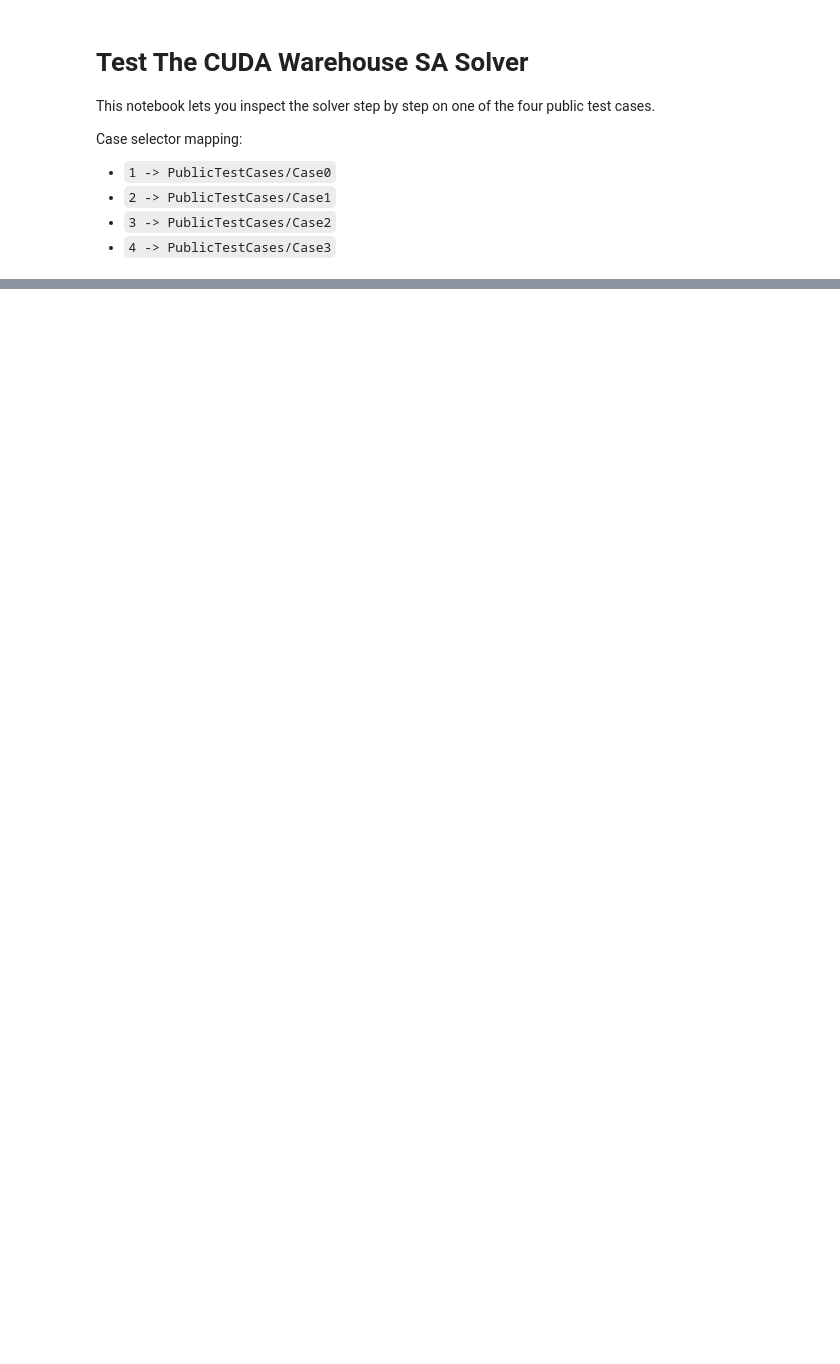
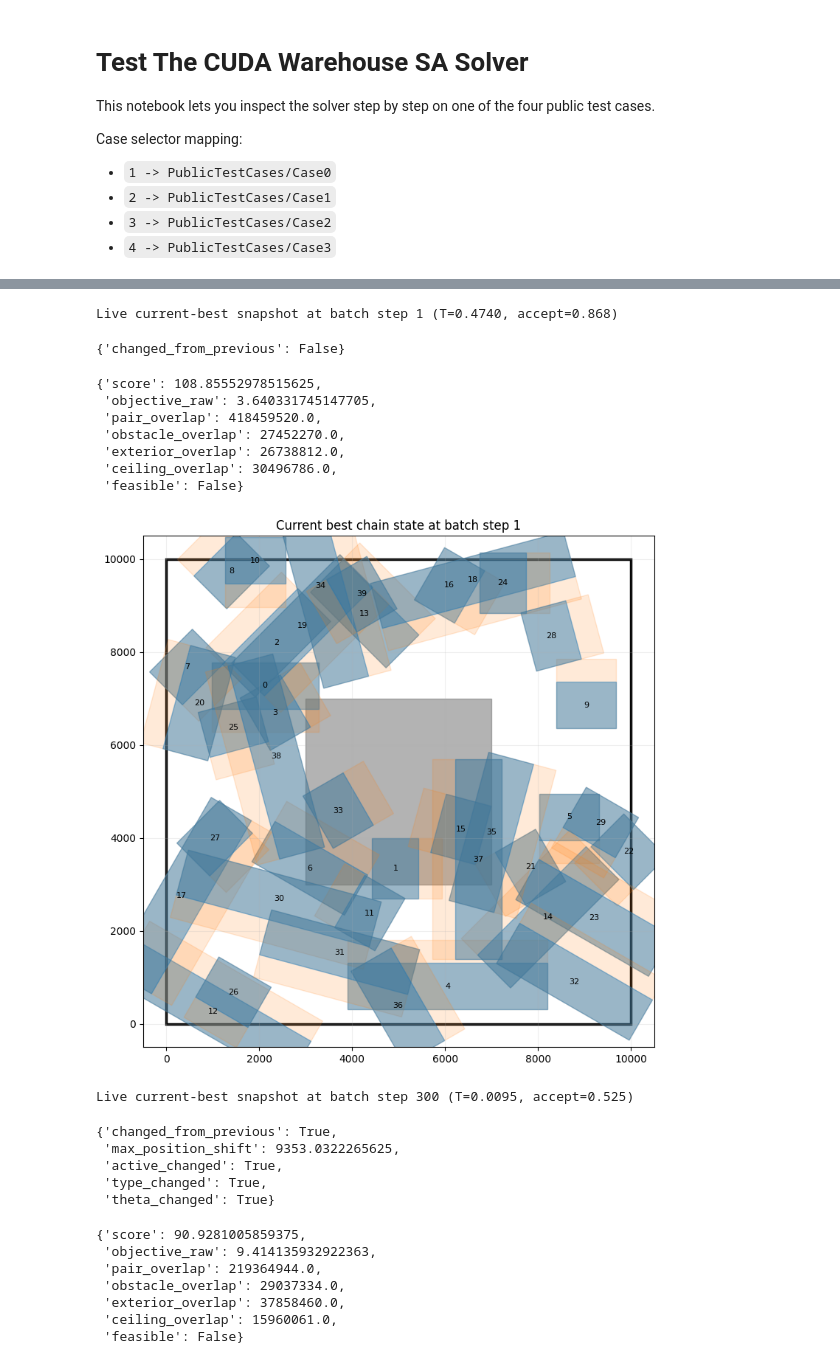
Before and after one commit to nikolageorgiev2000/BoxFit, a Jupyter notebook: test_warehouse_sa_solver.ipynb, the cells around one changed output, grey strips where cells are left out. Saved outputs shown, nothing was run; the diff lists cells and outputs as text; code cells hidden in the pictures; blank space fills up the shorter version.

```diff
--- a/test_warehouse_sa_solver.ipynb
+++ b/test_warehouse_sa_solver.ipynb
@@ -158,7 +172,7 @@ def summarize_eval(name, evaluation):
 
 def plot_snapshot(snapshot, case, pre, max_slots_to_draw=40):
     title = (
-        f'Best-so-far config at batch step {snapshot.step_index + 1} '
+        f'Current best chain state at batch step {snapshot.step_index + 1} '
         f'(T={snapshot.temperature:.4f}, accept={snapshot.acceptance_rate:.3f})'
     )
     summarize_eval(title, snapshot.best_evaluation)
@@ -171,7 +185,7 @@ def make_live_snapshot_callback(case, pre, max_slots_to_draw=40, clear_previous=
         if clear_previous:
             clear_output(wait=True)
         print(
-            f'Live best-so-far snapshot at batch step {snapshot.step_index + 1} '
+            f'Live current-best snapshot at batch step {snapshot.step_index + 1} '
             f'(T={snapshot.temperature:.4f}, accept={snapshot.acceptance_rate:.3f})'
         )
         display(summarize_state_delta(previous_best_state, snapshot.best_state))
@@ -188,7 +202,7 @@ def make_live_snapshot_callback(case, pre, max_slots_to_draw=40, clear_previous=
             snapshot.best_state,
             case,
             pre,
-            title=f'Best-so-far config at batch step {snapshot.step_index + 1}',
+            title=f'Current best chain state at batch step {snapshot.step_index + 1}',
             max_slots_to_draw=max_slots_to_draw,
         )
         previous_best_state = snapshot.best_state
@@ -224,34 +268,65 @@ plot_state(manual_state, case, pre, title='Manual state', max_slots_to_draw=20)
 # %%
 case, pre = ensure_preprocessed_case()
 # Run a smaller annealing experiment first, then scale it up.
 snapshots = []
 live_snapshot_callback = make_live_snapshot_callback(case, pre, max_slots_to_draw=40, clear_previous=False)
 
 def on_snapshot(snapshot):
     snapshots.append(snapshot)
     live_snapshot_callback(snapshot)
 
 params = SolverParams(
-    n_chains=1,
-    n_steps=40,
+    n_chains=1_024,
+    n_steps=300,
     seed=11,
-    temperature_samples=6,
-    translate_step_fraction=0.03,
+    temperature_samples=64,
+    translate_step_fraction=0.01,
+    slot_mutation_probability=0.1,
+    mutation_probabilities=[
+        0.70,  # translate position (x, y)
+        0.20,  # rotate orientation (theta_idx)
+        0.02,  # switch bay type (type_id)
+        0.08,  # toggle active/inactive
+    ],
     toggle_probability=0.05,
     show_progress=True,
-    snapshot_every_steps=1,
-    penalty_weight=1e-5,
+    snapshot_every_steps=1_000,
+    penalty_weight=100,
 )
 
 result = run_simulated_annealing_gpu(pre, params, snapshot_callback=on_snapshot)
 summarize_eval('Best state found', result.best_evaluation)
 print('mean acceptance rate:', float(result.acceptance_rates.mean().item()))
 print('first temperature    :', float(result.temperatures[0].item()))
 print('last temperature     :', float(result.temperatures[-1].item()))
 print('snapshot count       :', len(snapshots))
-print('note                 : snapshots store the best-so-far state, not every accepted state')
+print('note                 : snapshots now store the current best live chain state at each step')
 best_state_changed = [
     summarize_state_delta(snapshots[idx - 1].best_state if idx else None, snapshot.best_state)
     for idx, snapshot in enumerate(snapshots)
 ]
-print('distinct best snapshots:', sum(item['changed_from_previous'] for item in best_state_changed[1:]) + (1 if best_state_changed else 0))
+print('distinct current-best snapshots:', sum(item['changed_from_previous'] for item in best_state_changed[1:]) + (1 if best_state_changed else 0))
+# %% [output]
+Live current-best snapshot at batch step 1 (T=0.4740, accept=0.868)
+{'changed_from_previous': False}
+{'score': 108.85552978515625,
+ 'objective_raw': 3.640331745147705,
+ 'pair_overlap': 418459520.0,
+ 'obstacle_overlap': 27452270.0,
+ 'exterior_overlap': 26738812.0,
+ 'ceiling_overlap': 30496786.0,
+ 'feasible': False}
+[figure, added]
+Live current-best snapshot at batch step 300 (T=0.0095, accept=0.525)
+{'changed_from_previous': True,
+ 'max_position_shift': 9353.0322265625,
+ 'active_changed': True,
+ 'type_changed': True,
+ 'theta_changed': True}
+{'score': 90.9281005859375,
+ 'objective_raw': 9.414135932922363,
+ 'pair_overlap': 219364944.0,
+ 'obstacle_overlap': 29037334.0,
+ 'exterior_overlap': 37858460.0,
+ 'ceiling_overlap': 15960061.0,
+ 'feasible': False}
```
Also changed, not shown: parts of 9 cells of this notebook, 3 other files.
